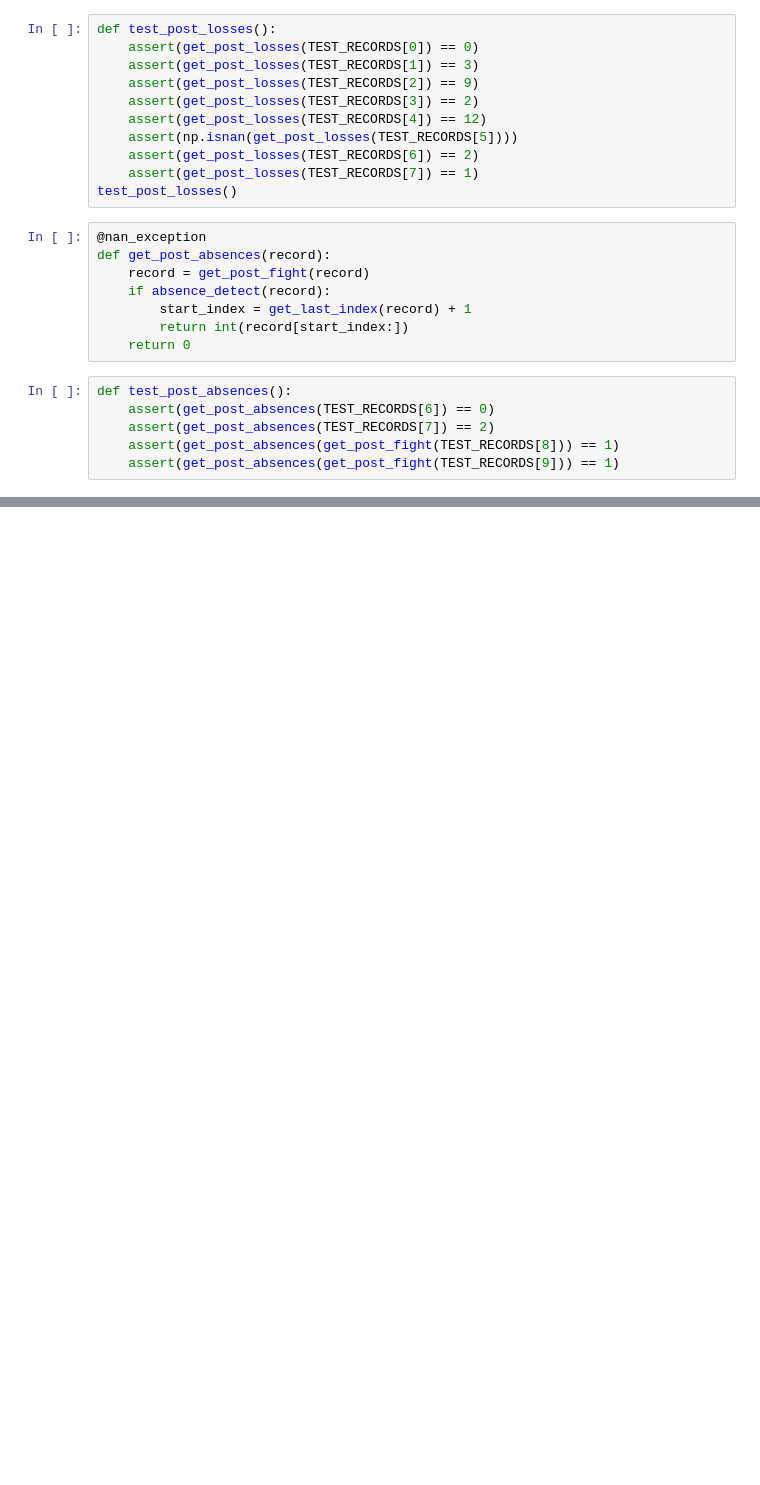
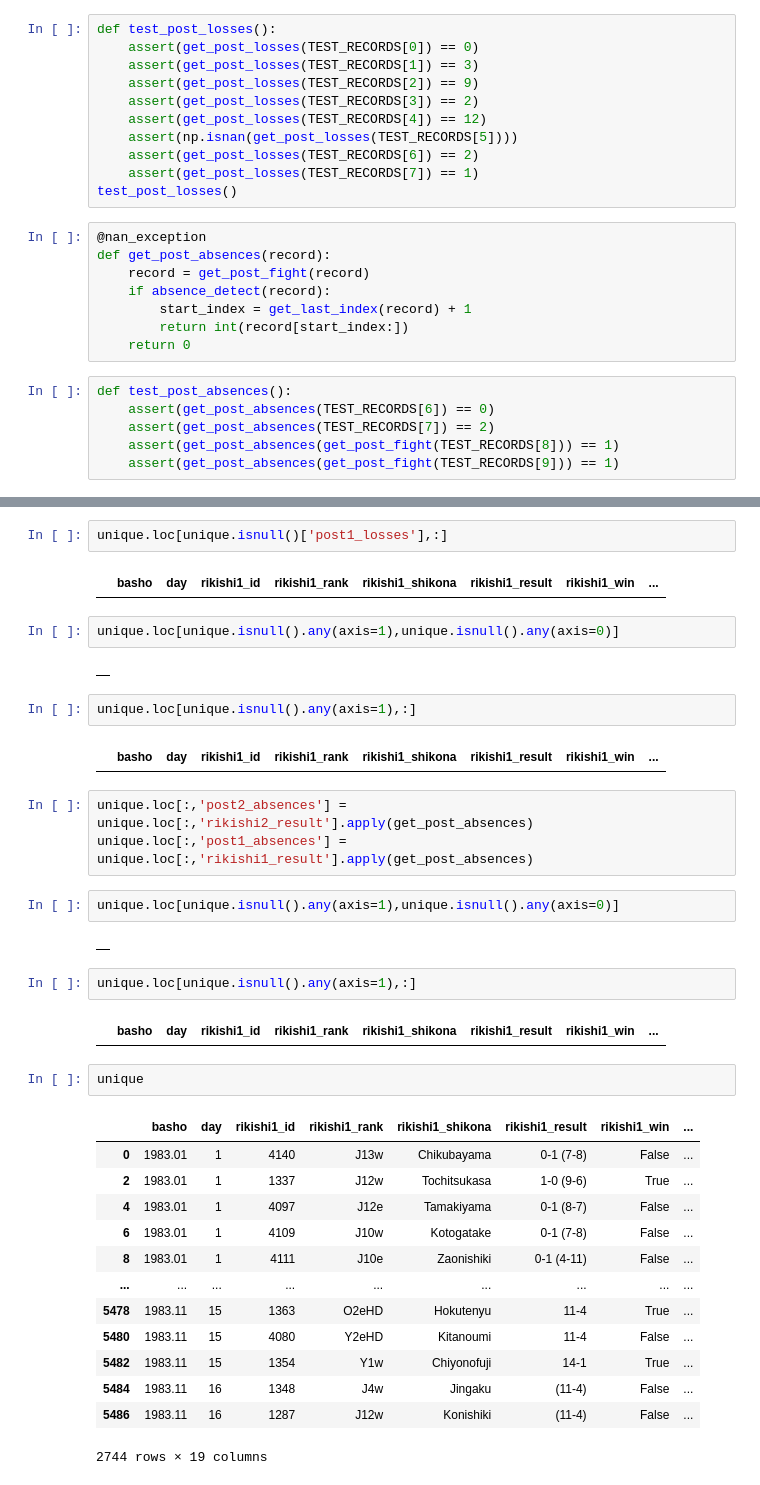
Before and after one commit to JimmyLamothe/SumoStats, a Jupyter notebook: sumo_experiments.ipynb, the cells around one changed output, grey strips where cells are left out. Drawn from its saved outputs; the diff is of its cells as text; blank space fills up the shorter version.

```diff
--- a/sumo_experiments.ipynb
+++ b/sumo_experiments.ipynb
@@ -207,0 +259,39 @@ df
+# %%
+unique.loc[unique.isnull()['post1_losses'],:]
+# %% [output]
+|  | basho | day | rikishi1_id | rikishi1_rank | rikishi1_shikona | rikishi1_result | rikishi1_win | ... |
+# %%
+unique.loc[unique.isnull().any(axis=1),unique.isnull().any(axis=0)]
+# %% [output]
+|  |
+# %%
+unique.loc[unique.isnull().any(axis=1),:]
+# %% [output]
+|  | basho | day | rikishi1_id | rikishi1_rank | rikishi1_shikona | rikishi1_result | rikishi1_win | ... |
+# %%
+unique.loc[:,'post2_absences'] = unique.loc[:,'rikishi2_result'].apply(get_post_absences)
+unique.loc[:,'post1_absences'] = unique.loc[:,'rikishi1_result'].apply(get_post_absences)
+# %%
+unique.loc[unique.isnull().any(axis=1),unique.isnull().any(axis=0)]
+# %% [output]
+|  |
+# %%
+unique.loc[unique.isnull().any(axis=1),:]
+# %% [output]
+|  | basho | day | rikishi1_id | rikishi1_rank | rikishi1_shikona | rikishi1_result | rikishi1_win | ... |
+# %%
+unique
+# %% [output]
+|  | basho | day | rikishi1_id | rikishi1_rank | rikishi1_shikona | rikishi1_result | rikishi1_win | ... |
+| 0 | 1983.01 | 1 | 4140 | J13w | Chikubayama | 0-1 (7-8) | False | ... |
+| 2 | 1983.01 | 1 | 1337 | J12w | Tochitsukasa | 1-0 (9-6) | True | ... |
+| 4 | 1983.01 | 1 | 4097 | J12e | Tamakiyama | 0-1 (8-7) | False | ... |
+| 6 | 1983.01 | 1 | 4109 | J10w | Kotogatake | 0-1 (7-8) | False | ... |
+| 8 | 1983.01 | 1 | 4111 | J10e | Zaonishiki | 0-1 (4-11) | False | ... |
+| ... | ... | ... | ... | ... | ... | ... | ... | ... |
+| 5478 | 1983.11 | 15 | 1363 | O2eHD | Hokutenyu | 11-4 | True | ... |
+| 5480 | 1983.11 | 15 | 4080 | Y2eHD | Kitanoumi | 11-4 | False | ... |
+| 5482 | 1983.11 | 15 | 1354 | Y1w | Chiyonofuji | 14-1 | True | ... |
+| 5484 | 1983.11 | 16 | 1348 | J4w | Jingaku | (11-4) | False | ... |
+| 5486 | 1983.11 | 16 | 1287 | J12w | Konishiki | (11-4) | False | ... |
+2744 rows × 19 columns
```
Also changed, not shown: parts of 33 cells of this notebook.
